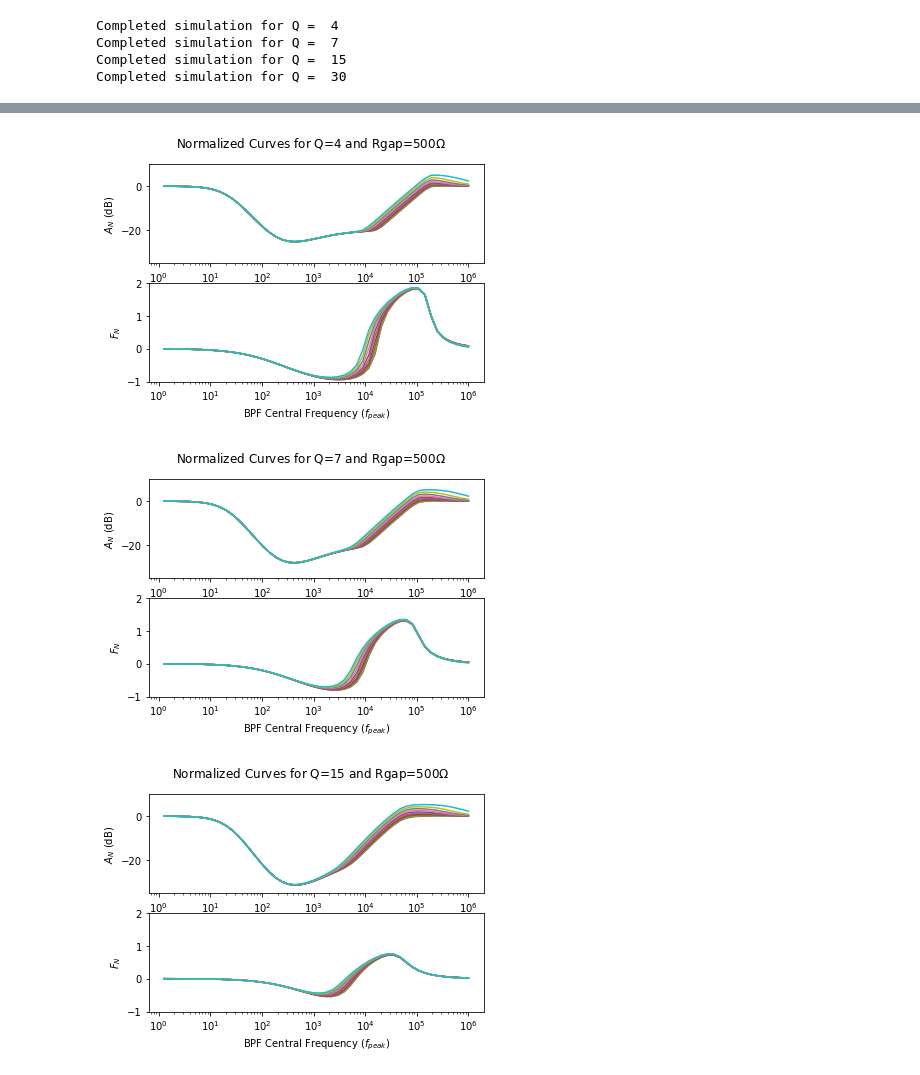
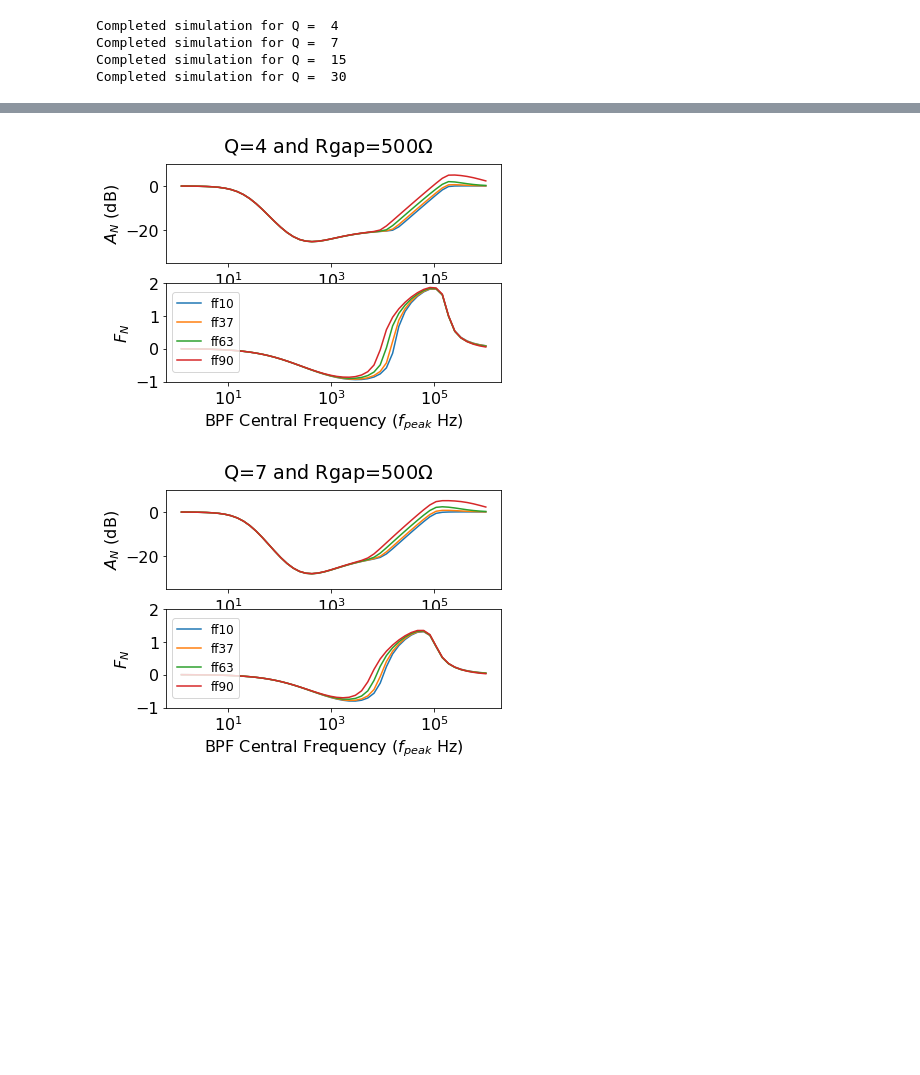
Before and after one commit to pablopgus/Research, a Jupyter notebook: FIE2021/FIE Oscillation Based Spectroscopy (OBS) for Cell Culture Monitorization.ipynb, the cells around one changed output, grey strips where cells are left out. Saved outputs shown, nothing was run; the diff lists cells and outputs as text; code cells hidden in the pictures; blank space fills up the shorter version.

```diff
--- a/FIE2021/FIE Oscillation Based Spectroscopy (OBS) for Cell Culture Monitorization.ipynb
+++ b/FIE2021/FIE Oscillation Based Spectroscopy (OBS) for Cell Culture Monitorization.ipynb
@@ -12,6 +12,8 @@ import symlib as sl
 import numpy as np
 from OscillationBasedSpectrometer import *
 # %%
+plt.rcParams.update({'font.size': 12})
+
 # Global Objects.
 fl = np.logspace(.1, 6, 50)
 Comp_ = sl.Comparator(Vref=3.3)
@@ -103,6 +107,8 @@ Completed simulation for Rgap =  5000
 # %%
 # Figure 5. Oscillation Based (OB) Spectroscopy system for different values of R_gap parameter, with Q_f=10.
 plt.figure(1)
+
+plt.rcParams.update({'font.size': 16})
 model = "Cell_ff"
 Q = 10
 Rgap = [500, 1000, 2000, 5000]
@@ -113,10 +119,11 @@ for rg in Rgap:
 
     fig, (ax1, ax2) = plt.subplots(2, 1)
     ax1.set(ylabel="$A$ (dB)")
-    ax2.set(xlabel="BPF Central Frequency ($f_{peak}$)", ylabel="$F_R$")
-    fig.suptitle("Parametric Curves for Q="+str(Q)+" and Rgap="+str(rg)+"$\Omega$")
+    ax2.set(xlabel="BPF Central Frequency ($f_{peak}$) Hz", ylabel="$F_R$")
+    fig.suptitle("Q="+str(Q)+" and Rgap="+str(rg)+"$\Omega$")
 
-    for key in mdict.keys():
+    select_keys = [ list(mdict.keys())[i] for i in [3,6,9,12]]
+    for key in select_keys:
         if('_' in key):
             pass
         else:
@@ -130,7 +137,9 @@ for rg in Rgap:
 
             ax1.semilogx(F, nA)
             ax2.semilogx(F, nF)
-    plt.savefig("./figs/F5."+str(i)+".png")
+    plt.legend(select_keys, prop={'size': 12})
+    plt.tight_layout()
+    plt.savefig("./figs/F5."+str(i)+".png", bbox_inches="tight")
     plt.show()
     i += 1
 # %% [output]
@@ -168,10 +177,11 @@ for rg in Rgap:
 
     fig, (ax1, ax2) = plt.subplots(2, 1)
     ax1.set(ylabel="$A_N$ (dB)")
-    ax2.set(xlabel="BPF Central Frequency ($f_{peak}}$)", ylabel="$F_N$")
-    fig.suptitle("Parametric Curves for Q="+str(Q)+" and Rgap="+str(rg)+"$\Omega$")
+    ax2.set(xlabel="BPF Central Frequency ($f_{peak}}$) Hz", ylabel="$F_N$")
+    fig.suptitle("Q="+str(Q)+" and Rgap="+str(rg)+"$\Omega$")
 
-    for key in mdict.keys():
+    select_keys = [ list(mdict.keys())[i] for i in [3,6,9,12]]
+    for key in select_keys:
         if('_' in key):
             pass
         else:
@@ -185,7 +195,8 @@ for rg in Rgap:
 
             ax1.semilogx(F, nA)
             ax2.semilogx(F, nF)
-    plt.savefig("./figs/F6."+str(i)+".png")
+    plt.legend(select_keys, prop={'size': 12}, loc = "center left")
+    plt.savefig("./figs/F6."+str(i)+".png", bbox_inches="tight")
     plt.show()
     i += 1
 # %% [output]
@@ -223,10 +234,11 @@ for q in Q:
 
     fig, (ax1, ax2) = plt.subplots(2, 1)
     ax1.set(ylabel="$A$ (dB)")
-    ax2.set(xlabel="BPF Central Frequency ($f_{peak}$)", ylabel="$F_R$")
-    fig.suptitle("Parametric Curves for Q="+str(q)+" and Rgap="+str(Rgap)+"$\Omega$")
+    ax2.set(xlabel="BPF Central Frequency ($f_{peak}$) Hz", ylabel="$F_R$")
+    fig.suptitle("Q="+str(q)+" and Rgap="+str(Rgap)+"$\Omega$")
 
-    for key in mdict.keys():
+    select_keys = [ list(mdict.keys())[i] for i in [3,6,9,12]]
+    for key in select_keys:
         if('_' in key):
             pass
         else:
@@ -241,7 +253,8 @@ for q in Q:
             ax1.semilogx(F, nA)
             ax2.semilogx(F, nF)
             ax2.set_ylim([-1, 0])
-    plt.savefig("./figs/F7."+str(i)+".png")
+    plt.legend(select_keys, prop={'size': 12}, loc = "center left")
+    plt.savefig("./figs/F7."+str(i)+".png", bbox_inches="tight")
     plt.show()
     i += 1
 # %% [output]
@@ -273,37 +286,38 @@ for q in Q:
         baseF.append(f)
         baseW.append(w)
         baseA.append(a)
 
     model = "Cell_ff"
     file = "./matfiles/"+model+"_Q"+str(q)+"_Rgap"+str(Rgap)+".mat"
     mdict = sio.loadmat(file)
 
     fig, (ax1, ax2) = plt.subplots(2, 1)
     ax1.set(ylabel="$A_N$ (dB)")
-    ax2.set(xlabel="BPF Central Frequency ($f_{peak}}$)", ylabel="$F_N$")
-    fig.suptitle("Normalized Curves for Q="+str(q)+" and Rgap="+str(Rgap)+"$\Omega$")
+    ax2.set(xlabel="BPF Central Frequency ($f_{peak}}$ Hz)", ylabel="$F_N$")
+    fig.suptitle("Q="+str(q)+" and Rgap="+str(Rgap)+"$\Omega$")
 
-    for key in mdict.keys():
+    select_keys = [ list(mdict.keys())[i] for i in [3,6,9,12]]
+    for key in select_keys:
         if('_' in key):
             pass
         else:
             obs = mdict[key]
             F, A, W = obs['F'][0][0][0], obs['A'][0][0][0], obs['W'][0][0][0]
             nF, nA = [], []
 
             for f, a, w, ba, bw in zip(F, A, W, baseA, baseW):
                 nA.append(20*np.log10(a/ba))
                 nF.append( np.log(w / bw) )
 
             ax1.semilogx(F, nA)
             ax1.set_ylim([-35, 10])
             ax2.semilogx(F, nF)
             ax2.set_ylim([-1, 2])
 
-    plt.savefig("./figs/F8."+str(i)+".png")
+    plt.legend(select_keys, prop={'size': 12}, loc = "center left")
+    plt.savefig("./figs/F8."+str(i)+".png", bbox_inches="tight")
     plt.show()
     i += 1
 # %% [output]
-[figure, old version]
+[figure, new version]
-[figure, old version]
+[figure, new version]
-[figure, removed]
```
Also changed, not shown: parts of 6 cells of this notebook, 23 other files.
